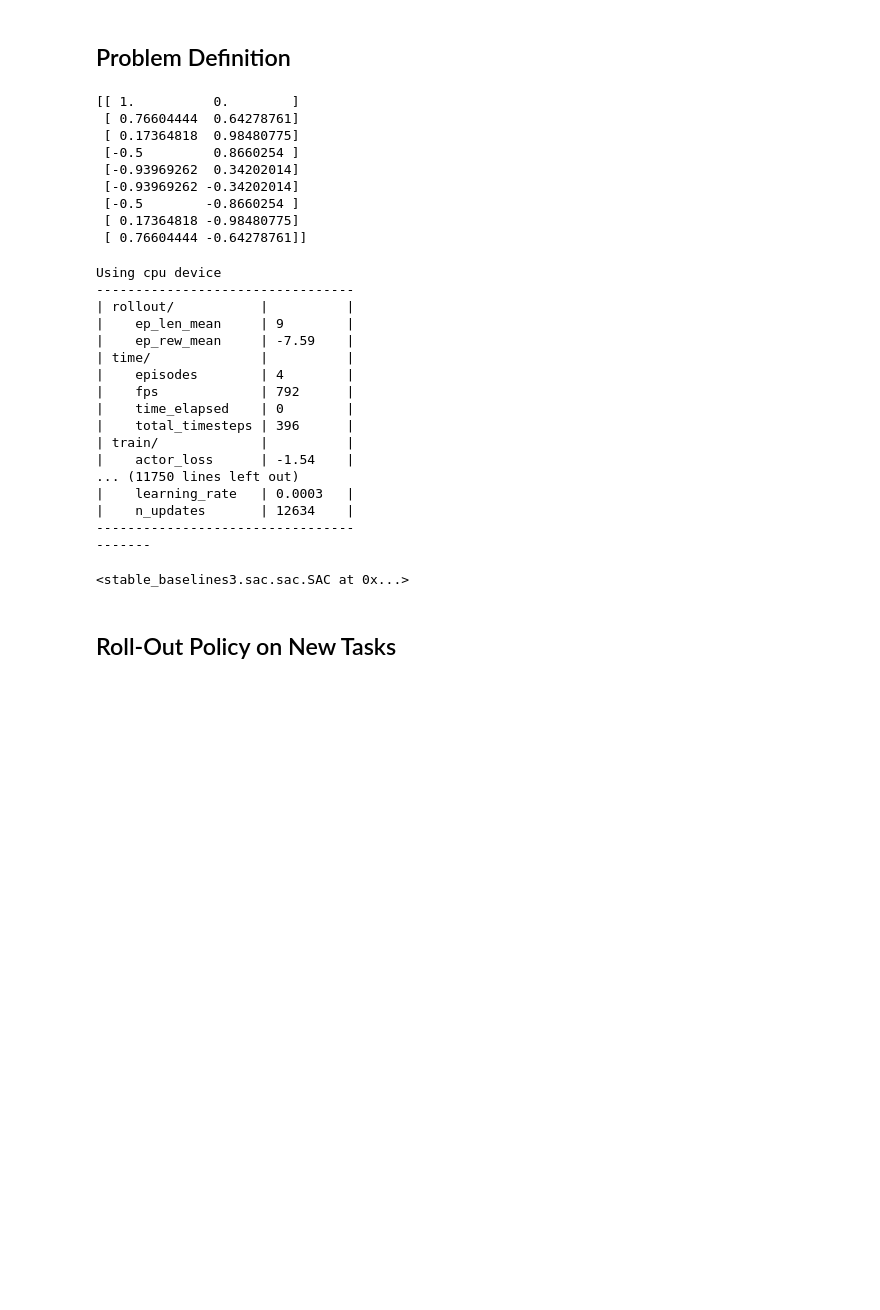
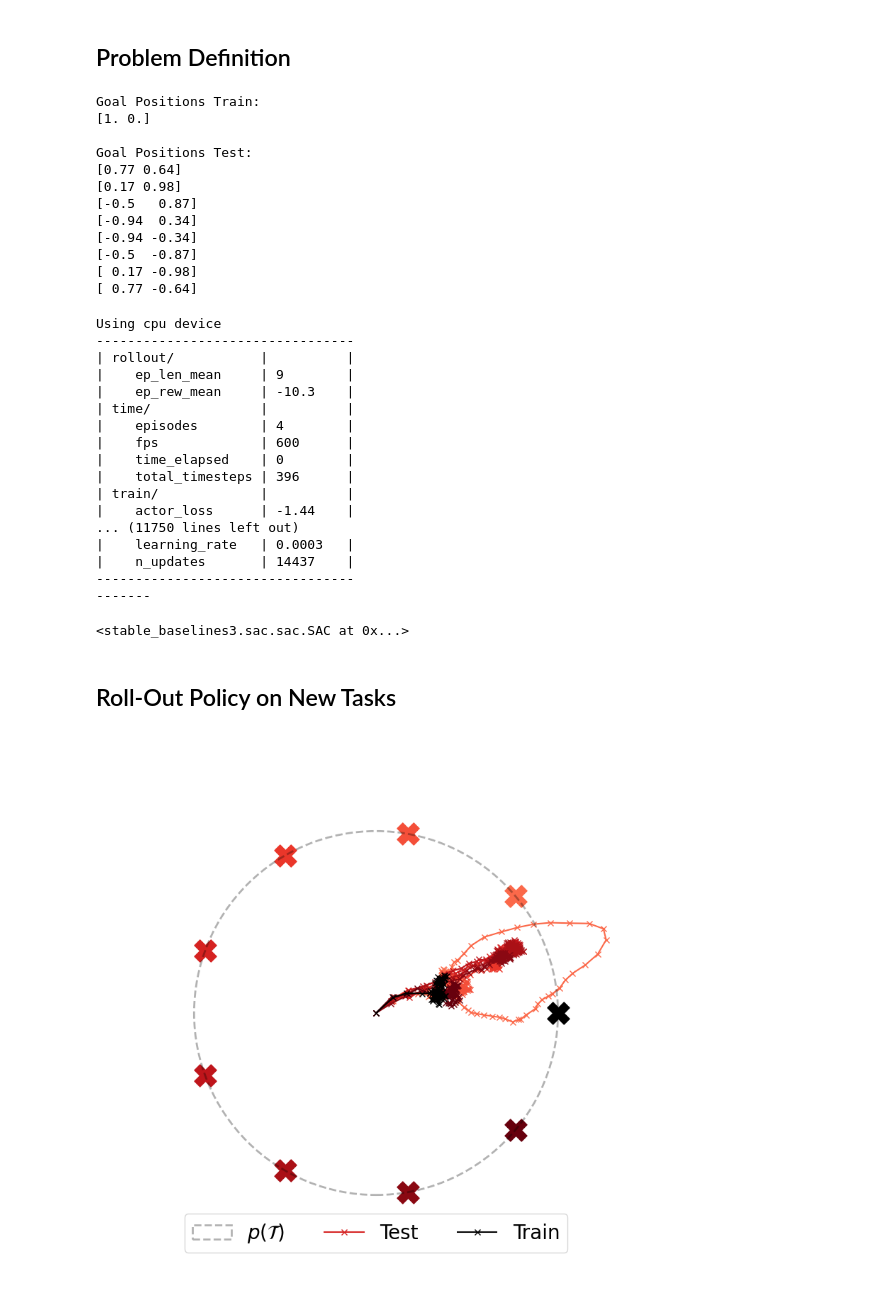
Before and after one commit to PaulNitschke/geo_meta_rl, a Jupyter notebook: task_inference.ipynb, the cells around one changed output. Drawn from its saved outputs; the diff is of its cells as text; code cells hidden in the pictures; blank space fills up the shorter version.

Commit message:
refactored circle to always start from origin

```diff
--- a/task_inference.ipynb
+++ b/task_inference.ipynb
@@ -198,28 +111,38 @@ def generate_circle_points(N):
 N_TOTAL_TASKS = 9
 IDXS_TRAIN_TASKS = [0] #only use one task as otherwise environment is too simple and benefit of symmetry is less clear
 IDX_TEST_TASKS = set(range(N_TOTAL_TASKS)) - set(IDXS_TRAIN_TASKS)
-start_positions_all = generate_circle_points(N_TOTAL_TASKS)
-print(start_positions_all)
+goal_positions_all = generate_circle_points(N_TOTAL_TASKS)
 
-start_positions_train = [start_positions_all[idx] for idx in IDXS_TRAIN_TASKS]
-start_positions_test = [start_positions_all[idx] for idx in IDX_TEST_TASKS]
+goal_positions_train = [goal_positions_all[idx] for idx in IDXS_TRAIN_TASKS]
+goal_positions_test = [goal_positions_all[idx] for idx in IDX_TEST_TASKS]
+
+print("Goal Positions Train:")
+for pos in goal_positions_train:
+    print(pos.round(2))
+
+print("\nGoal Positions Test:")
+for pos in goal_positions_test:
+    print(pos.round(2))
 # %% [output]
-[[ 1.          0.        ]
- [ 0.76604444  0.64278761]
- [ 0.17364818  0.98480775]
- [-0.5         0.8660254 ]
- [-0.93969262  0.34202014]
- [-0.93969262 -0.34202014]
- [-0.5        -0.8660254 ]
- [ 0.17364818 -0.98480775]
- [ 0.76604444 -0.64278761]]
+Goal Positions Train:
+[1. 0.]
+
+Goal Positions Test:
+[0.77 0.64]
+[0.17 0.98]
+[-0.5   0.87]
+[-0.94  0.34]
+[-0.94 -0.34]
+[-0.5  -0.87]
+[ 0.17 -0.98]
+[ 0.77 -0.64]
 # %%
 from stable_baselines3 import SAC
 from stable_baselines3.common.env_util import make_vec_env
 import os
 
 # Make the environment
-env = CircleRotationEnv(s_inits=start_positions_train, seed=RANDOM_SEED)
+env = CircleRotationEnvSameStart(s_goals=goal_positions_train, seed=RANDOM_SEED)
 
 # Optionally wrap in a vectorized env (recommended for SB3)
 vec_env = make_vec_env(lambda: env, n_envs=os.cpu_count(), seed=RANDOM_SEED)
@@ -234,17 +157,17 @@ Using cpu device
 ---------------------------------
 | rollout/           |          |
 |    ep_len_mean     | 9        |
-|    ep_rew_mean     | -7.59    |
+|    ep_rew_mean     | -10.3    |
 | time/              |          |
 |    episodes        | 4        |
-|    fps             | 792      |
+|    fps             | 600      |
 |    time_elapsed    | 0        |
 |    total_timesteps | 396      |
 | train/             |          |
-|    actor_loss      | -1.54    |
+|    actor_loss      | -1.44    |
 ... (11750 lines left out)
 |    learning_rate   | 0.0003   |
-|    n_updates       | 12634    |
+|    n_updates       | 14437    |
 ---------------------------------
 -------
 <stable_baselines3.sac.sac.SAC at 0x...>
@@ -263,14 +186,14 @@ def sample_traj_of_env(environment, trained_model):
 
     for _ in range(n_steps):
         action, _ = trained_model.predict(obs, deterministic=True)
-        obs, reward, done, info = environment.step(action)
+        obs, reward, done, _ = environment.step(action)
 
         actions.append(action)
         trajectory.append(obs.copy())
         rewards.append(reward)
 
         if done:
-            break  # end the rollout
+            break
 
     trajectory = np.array(trajectory)
     rewards = np.array(rewards)
@@ -282,11 +205,12 @@ trajs_all_tasks_train = []
 trajs_all_tasks_test = []
 actions_all_tasks_train = []
 actions_all_tasks_test = []
+RANDOM_SEEDS_EVALUATION = np.random.choice(np.arange(10_000), size=N_TOTAL_TASKS, replace=False)
 
-for start_position in start_positions_all:
-    test_env = CircleRotationEnv(s_inits=[start_position], seed=RANDOM_SEED)
+for idx_goal_position, goal_position in enumerate(goal_positions_all):
+    test_env = CircleRotationEnvSameStart(s_goals=[goal_position], seed=RANDOM_SEEDS_EVALUATION[idx_goal_position])
     traj, actions, rewards = sample_traj_of_env(test_env, model)
-    if any(np.array_equal(start_position, s_inits) for s_inits in start_positions_train):
+    if any(np.array_equal(goal_position, s_inits) for s_inits in goal_positions_train):
         trajs_all_tasks_train.append(traj)
         actions_all_tasks_train.append(actions)
     else:
@@ -296,7 +279,13 @@ for start_position in start_positions_all:
 # %%
 plot_rollouts_on_circle(train_trajectories=trajs_all_tasks_train,
                         test_trajectories=trajs_all_tasks_test,
+                        train_goal_locations=goal_positions_train,
+                        test_goal_locations=goal_positions_test,
                         legend=True,
-                        savepath="trajs_equ_MDP")
+                        savepath=None
+                        # savepath="trajs_equ_MDP"
+                        )
+# %% [output]
+[figure, added]
 # %% [markdown]
 ## Equivariant Policy (with ground-truth task encodings)
```
Also changed, not shown: parts of 30 cells of this notebook, 1 other file.
